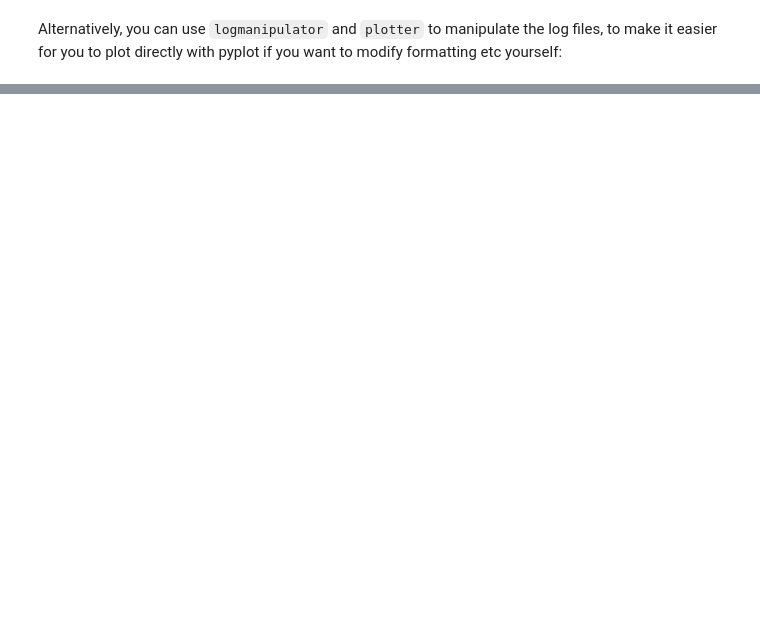
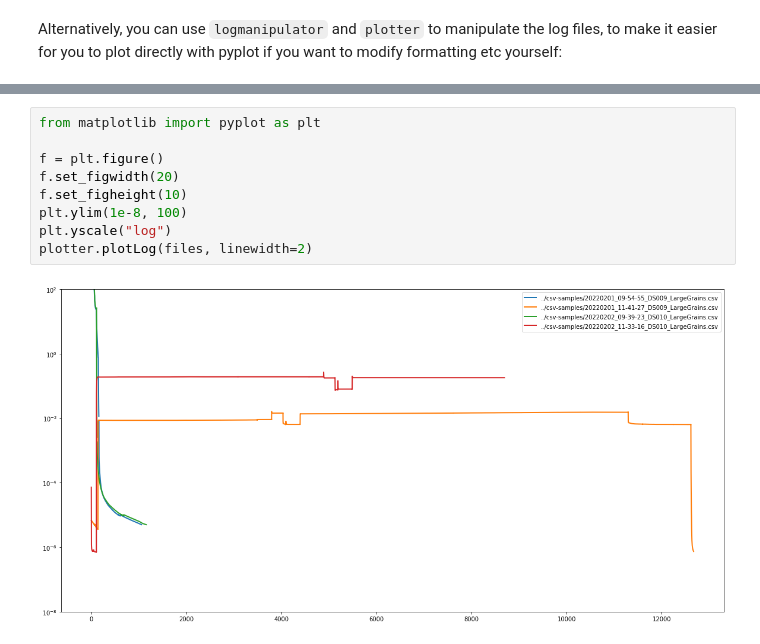
Before and after one commit to DanielShteinbok/CVD-Logfile-Analysis, a Jupyter notebook: src/Analysis.ipynb, the cells around one changed output, grey strips where cells are left out. Drawn from its saved outputs; the diff is of its cells as text; blank space fills up the shorter version.

```diff
--- a/src/Analysis.ipynb
+++ b/src/Analysis.ipynb
@@ -59,0 +55,11 @@ plt.show()
+# %%
+from matplotlib import pyplot as plt
+
+f = plt.figure()
+f.set_figwidth(20)
+f.set_figheight(10)
+plt.ylim(1e-8, 100)
+plt.yscale("log")
+plotter.plotLog(files, linewidth=2)
+# %% [output]
+[figure, added]
```
Also changed, not shown: parts of 4 cells of this notebook, 4 other files.
